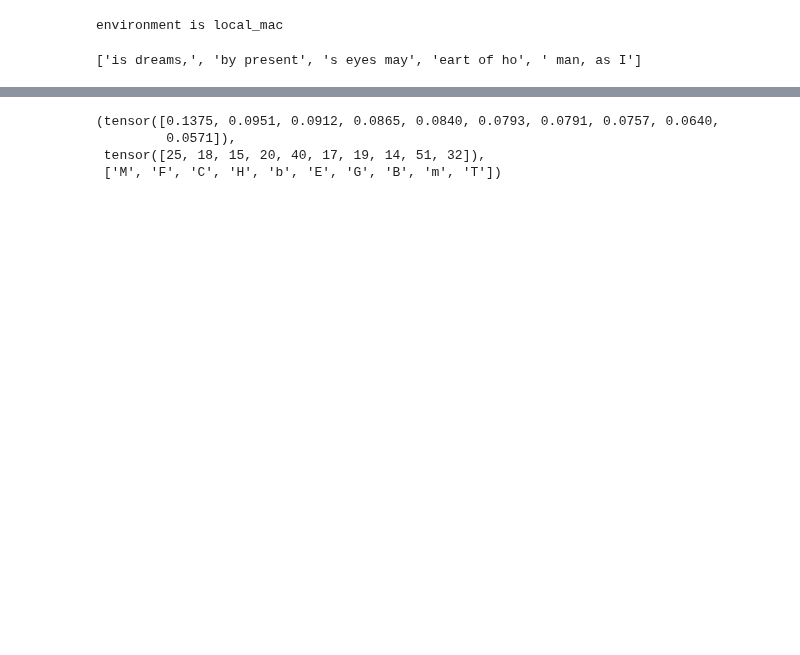
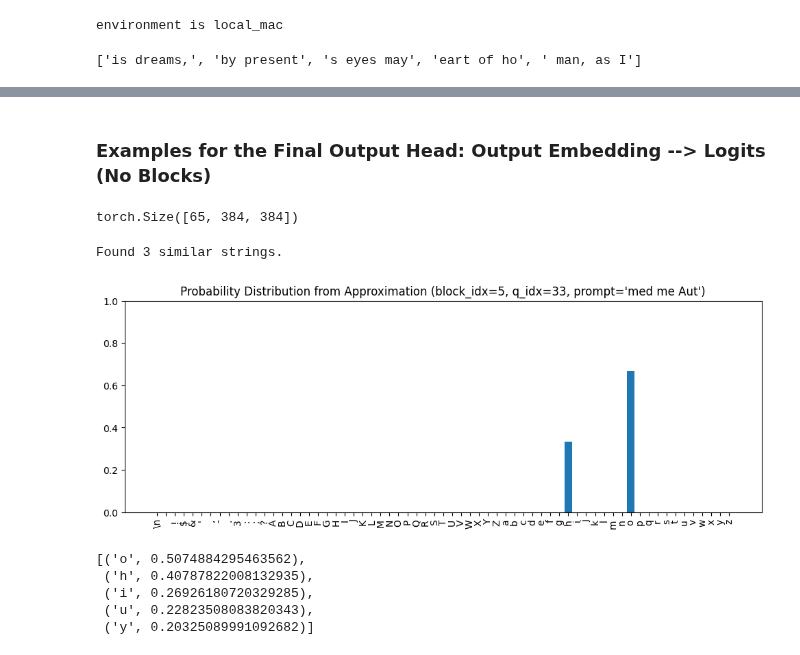
Before and after one commit to spather/transformer-experiments, a Jupyter notebook: nbs/analyses/50_approximation_details.ipynb, the cells around one changed output, grey strips where cells are left out. Cells and saved outputs as stored; diff of their text form; code cells hidden in the pictures; blank space fills up the shorter version.

Commit message:
Clean up approximation interpretation notebook
Created an svd-helpers library and put some common stuff
in there. Cleaned up examples so code is simpler. Added
aggregate performance section.

```diff
--- a/nbs/analyses/50_approximation_details.ipynb
+++ b/nbs/analyses/50_approximation_details.ipynb
@@ -739,5 +226,0 @@ len(similar_strings[0])
-# %%
-total_freq_distribution = torch.stack([
-    next_token_map10[string] for string in similar_strings[0]
-]).sum(dim=0)
-prob_distribution = total_freq_distribution / total_freq_distribution.sum()
@@ -757,8 +227,61 @@ cosine_sims = torch.tensor([
-# %%
-values, indices = torch.topk(cosine_sims, k=10)
-values, indices, [tokenizer.itos[i.item()] for i in indices]
-# %% [output]
-(tensor([0.1375, 0.0951, 0.0912, 0.0865, 0.0840, 0.0793, 0.0791, 0.0757, 0.0640,
-         0.0571]),
- tensor([25, 18, 15, 20, 40, 17, 19, 14, 51, 32]),
- ['M', 'F', 'C', 'H', 'b', 'E', 'G', 'B', 'm', 'T'])
+# %%
+def perform_approximation(block_idx: int, q_idx: int) -> torch.Tensor:
+    # Find similar strings
+    similar_indices = filter_on_prefiltered_results(
+        load_prefiltered=lambda q_idx: load_prefiltered_data(block_idx, q_idx),
+        q_idx_start=q_idx,
+        q_idx_end=q_idx+1,
+        filter_fn=lambda values: values > similarity_thresholds[block_idx]
+    )
+    similar_strings = [
+        [strings10[i] for i in indices]
+        for indices in similar_indices
+    ]
+
+    # Compute Probability Distribution from Similar Strings
+    total_freq_distribution = torch.stack(
+        [next_token_map10[string] for string in similar_strings[0]]
+    ).sum(dim=0)
+    prob_distribution = total_freq_distribution / total_freq_distribution.sum()
+
+    return prob_distribution, len(similar_strings[0])
+# %%
+def perform_approximation_and_plot(block_idx: int, q_idx: int):
+    prob_distribution, n_strings = perform_approximation(block_idx, q_idx)
+
+    print(f"Found {n_strings} similar strings.")
+
+    # Plot the probability distribution
+    plot_prob_distribution_for_tokens(
+        prob_distribution,
+        title=f"Probability Distribution from Approximation (block_idx={block_idx}, q_idx={q_idx}, prompt={repr(prompts[q_idx])})",
+    )
+# %% [markdown]
+### Examples for the Final Output Head: Output Embedding --> Logits (No Blocks)
+# %%
+no_blocks_proj_matrices = create_token_subspace_projection_matrices(
+    subspace_dims=1,
+    load_token_embeddings=lambda token: torch.load(
+        learned_embeddings_dir /  'no_blocks' / f"{filename_for_token(token)}.pt",
+        map_location=device,
+    )[:, 0, :],
+    all_tokens=tokenizer.chars
+)
+no_blocks_proj_matrices.shape
+# %% [output]
+torch.Size([65, 384, 384])
+# %%
+block_idx = 5
+q_idx = 33
+perform_approximation_and_plot(block_idx, q_idx)
+# %% [output]
+Found 3 similar strings.
+[figure, added]
+# %%
+topk_similar_projections(no_blocks_proj_matrices, ffwd_outs[block_idx, q_idx, :], k=5, all_tokens=tokenizer.chars)
+# %% [output]
+[('o', 0.5074884295463562),
+ ('h', 0.40787822008132935),
+ ('i', 0.26926180720329285),
+ ('u', 0.22823508083820343),
+ ('y', 0.20325089991092682)]
```
Also changed, not shown: parts of 127 cells of this notebook, 5 other files.
